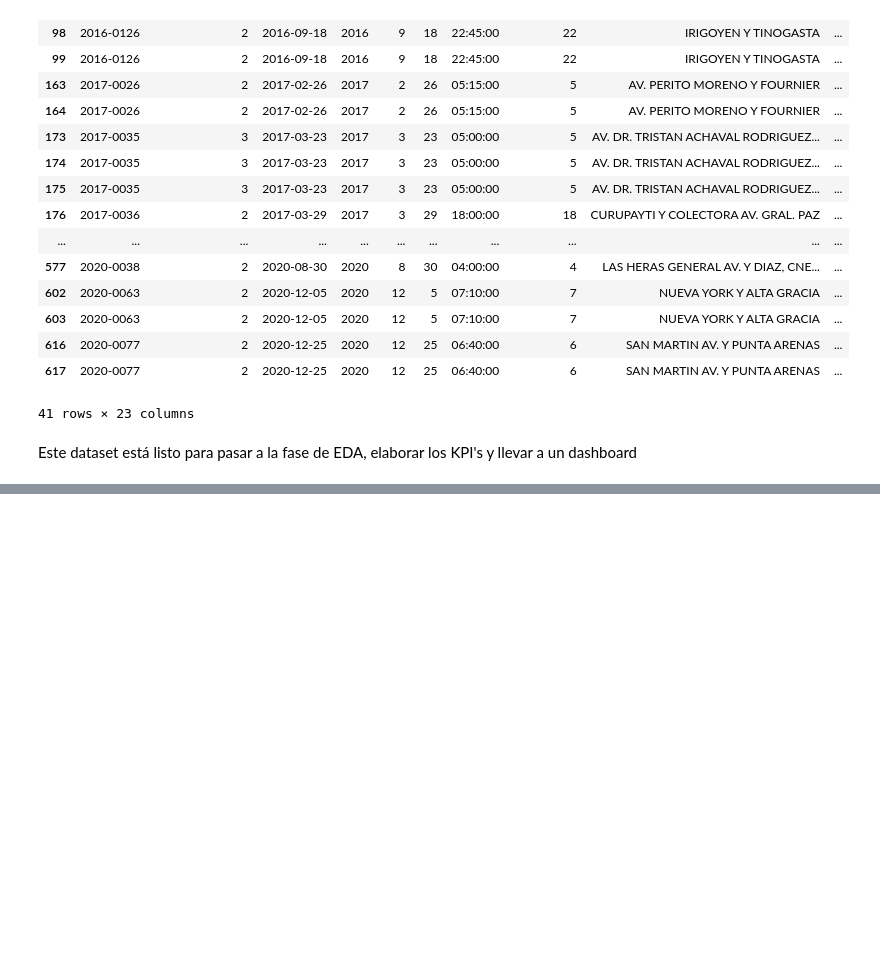
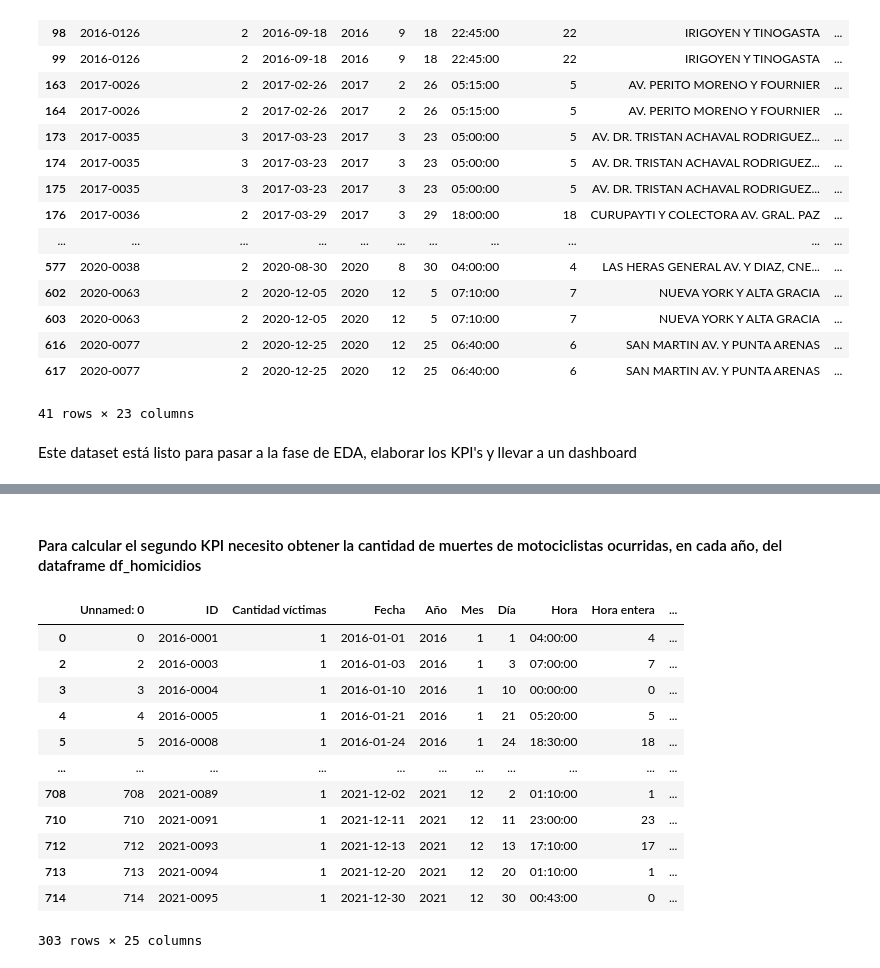
Before and after one commit to anapmaya/PI02_HENRY_DA, a Jupyter notebook: ETL.ipynb, the cells around one changed output, grey strips where cells are left out. Drawn from its saved outputs; the diff is of its cells as text; code cells hidden in the pictures; blank space fills up the shorter version.

```diff
--- a/ETL.ipynb
+++ b/ETL.ipynb
@@ -863,0 +1131,20 @@ df_homicidios.to_csv('homicidios_completo.csv')
+# %% [markdown]
+#### Para calcular el segundo KPI necesito obtener la cantidad de muertes de motociclistas ocurridas, en cada año, del dataframe df_homicidios
+# %%
+#selecciono todos los registros en los que la víctima iba en MOTO
+df_motociclistas = df_homicidios[df_homicidios['Víctima']=='MOTO']
+df_motociclistas
+# %% [output]
+|  | Unnamed: 0 | ID | Cantidad víctimas | Fecha | Año | Mes | Día | Hora | Hora entera | ... |
+| 0 | 0 | 2016-0001 | 1 | 2016-01-01 | 2016 | 1 | 1 | 04:00:00 | 4 | ... |
+| 2 | 2 | 2016-0003 | 1 | 2016-01-03 | 2016 | 1 | 3 | 07:00:00 | 7 | ... |
+| 3 | 3 | 2016-0004 | 1 | 2016-01-10 | 2016 | 1 | 10 | 00:00:00 | 0 | ... |
+| 4 | 4 | 2016-0005 | 1 | 2016-01-21 | 2016 | 1 | 21 | 05:20:00 | 5 | ... |
+| 5 | 5 | 2016-0008 | 1 | 2016-01-24 | 2016 | 1 | 24 | 18:30:00 | 18 | ... |
+| ... | ... | ... | ... | ... | ... | ... | ... | ... | ... | ... |
+| 708 | 708 | 2021-0089 | 1 | 2021-12-02 | 2021 | 12 | 2 | 01:10:00 | 1 | ... |
+| 710 | 710 | 2021-0091 | 1 | 2021-12-11 | 2021 | 12 | 11 | 23:00:00 | 23 | ... |
+| 712 | 712 | 2021-0093 | 1 | 2021-12-13 | 2021 | 12 | 13 | 17:10:00 | 17 | ... |
+| 713 | 713 | 2021-0094 | 1 | 2021-12-20 | 2021 | 12 | 20 | 01:10:00 | 1 | ... |
+| 714 | 714 | 2021-0095 | 1 | 2021-12-30 | 2021 | 12 | 30 | 00:43:00 | 0 | ... |
+303 rows × 25 columns
```
Also changed, not shown: parts of 33 cells of this notebook, 8 other files.
